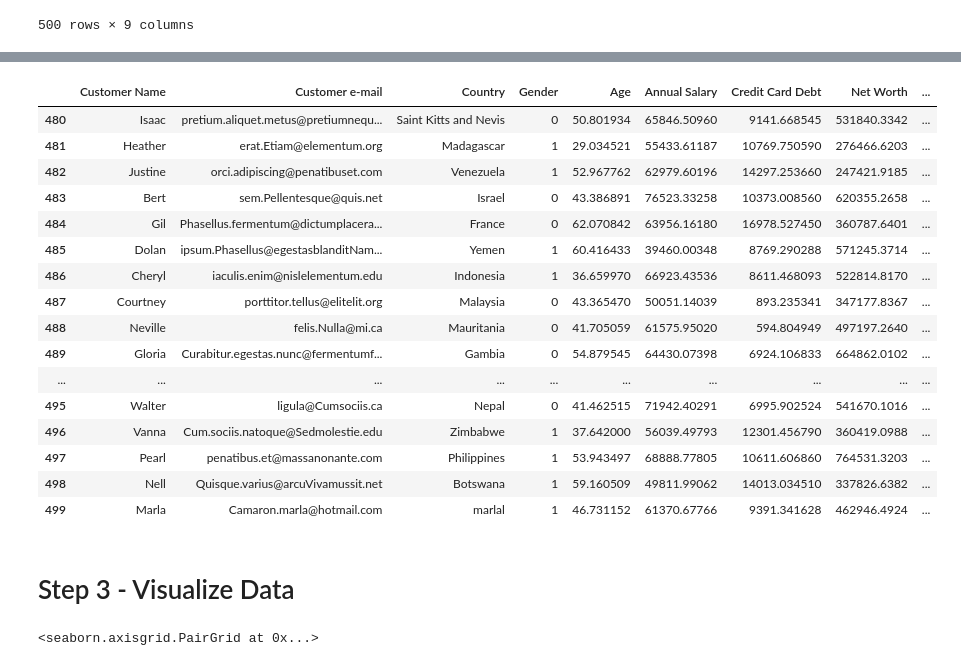
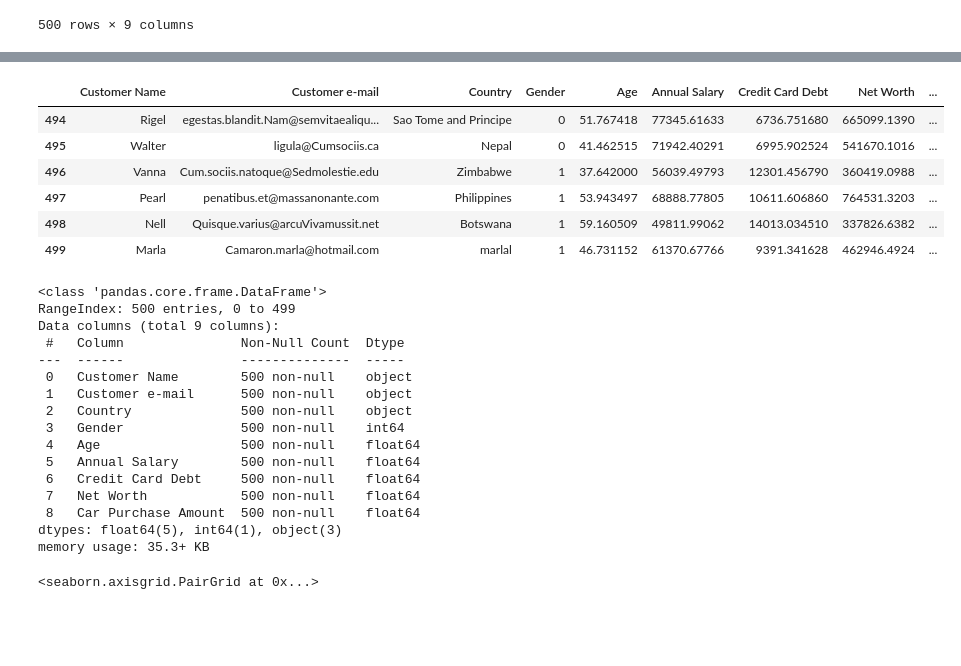
Before and after one commit to maurizioprizzi/car-sales-prediction, a Jupyter notebook: Car Sales Prediction.ipynb, the cells around one changed output, grey strips where cells are left out. Cells and saved outputs as stored; diff of their text form; code cells hidden in the pictures; blank space fills up the shorter version.

```diff
--- a/Car Sales Prediction.ipynb
+++ b/Car Sales Prediction.ipynb
@@ -51,25 +34,32 @@ car_df.head(20)
 # %%
-car_df.tail(20)
+car_df.tail(6)
 # %% [output]
 |  | Customer Name | Customer e-mail | Country | Gender | Age | Annual Salary | Credit Card Debt | Net Worth | ... |
-| 480 | Isaac | pretium.aliquet.metus@pretiumnequ... | Saint Kitts and Nevis | 0 | 50.801934 | 65846.50960 | 9141.668545 | 531840.3342 | ... |
-| 481 | Heather | erat.Etiam@elementum.org | Madagascar | 1 | 29.034521 | 55433.61187 | 10769.750590 | 276466.6203 | ... |
-| 482 | Justine | orci.adipiscing@penatibuset.com | Venezuela | 1 | 52.967762 | 62979.60196 | 14297.253660 | 247421.9185 | ... |
-| 483 | Bert | sem.Pellentesque@quis.net | Israel | 0 | 43.386891 | 76523.33258 | 10373.008560 | 620355.2658 | ... |
-| 484 | Gil | Phasellus.fermentum@dictumplacera... | France | 0 | 62.070842 | 63956.16180 | 16978.527450 | 360787.6401 | ... |
-| 485 | Dolan | ipsum.Phasellus@egestasblanditNam... | Yemen | 1 | 60.416433 | 39460.00348 | 8769.290288 | 571245.3714 | ... |
-| 486 | Cheryl | iaculis.enim@nislelementum.edu | Indonesia | 1 | 36.659970 | 66923.43536 | 8611.468093 | 522814.8170 | ... |
-| 487 | Courtney | porttitor.tellus@elitelit.org | Malaysia | 0 | 43.365470 | 50051.14039 | 893.235341 | 347177.8367 | ... |
-| 488 | Neville | felis.Nulla@mi.ca | Mauritania | 0 | 41.705059 | 61575.95020 | 594.804949 | 497197.2640 | ... |
-| 489 | Gloria | Curabitur.egestas.nunc@fermentumf... | Gambia | 0 | 54.879545 | 64430.07398 | 6924.106833 | 664862.0102 | ... |
-| ... | ... | ... | ... | ... | ... | ... | ... | ... | ... |
+| 494 | Rigel | egestas.blandit.Nam@semvitaealiqu... | Sao Tome and Principe | 0 | 51.767418 | 77345.61633 | 6736.751680 | 665099.1390 | ... |
 | 495 | Walter | ligula@Cumsociis.ca | Nepal | 0 | 41.462515 | 71942.40291 | 6995.902524 | 541670.1016 | ... |
 | 496 | Vanna | Cum.sociis.natoque@Sedmolestie.edu | Zimbabwe | 1 | 37.642000 | 56039.49793 | 12301.456790 | 360419.0988 | ... |
 | 497 | Pearl | penatibus.et@massanonante.com | Philippines | 1 | 53.943497 | 68888.77805 | 10611.606860 | 764531.3203 | ... |
 | 498 | Nell | Quisque.varius@arcuVivamussit.net | Botswana | 1 | 59.160509 | 49811.99062 | 14013.034510 | 337826.6382 | ... |
 | 499 | Marla | Camaron.marla@hotmail.com | marlal | 1 | 46.731152 | 61370.67766 | 9391.341628 | 462946.4924 | ... |
-# %% [markdown]
-# Step 3 - Visualize Data
+# %%
+car_df.info()
+# %% [output]
+<class 'pandas.core.frame.DataFrame'>
+RangeIndex: 500 entries, 0 to 499
+Data columns (total 9 columns):
+ #   Column               Non-Null Count  Dtype
+---  ------               --------------  -----
+ 0   Customer Name        500 non-null    object
+ 1   Customer e-mail      500 non-null    object
+ 2   Country              500 non-null    object
+ 3   Gender               500 non-null    int64
+ 4   Age                  500 non-null    float64
+ 5   Annual Salary        500 non-null    float64
+ 6   Credit Card Debt     500 non-null    float64
+ 7   Net Worth            500 non-null    float64
+ 8   Car Purchase Amount  500 non-null    float64
+dtypes: float64(5), int64(1), object(3)
+memory usage: 35.3+ KB
 # %%
 sns.pairplot(car_df)
 # %% [output]
```
Also changed, not shown: parts of 35 cells of this notebook, 1 other file.
